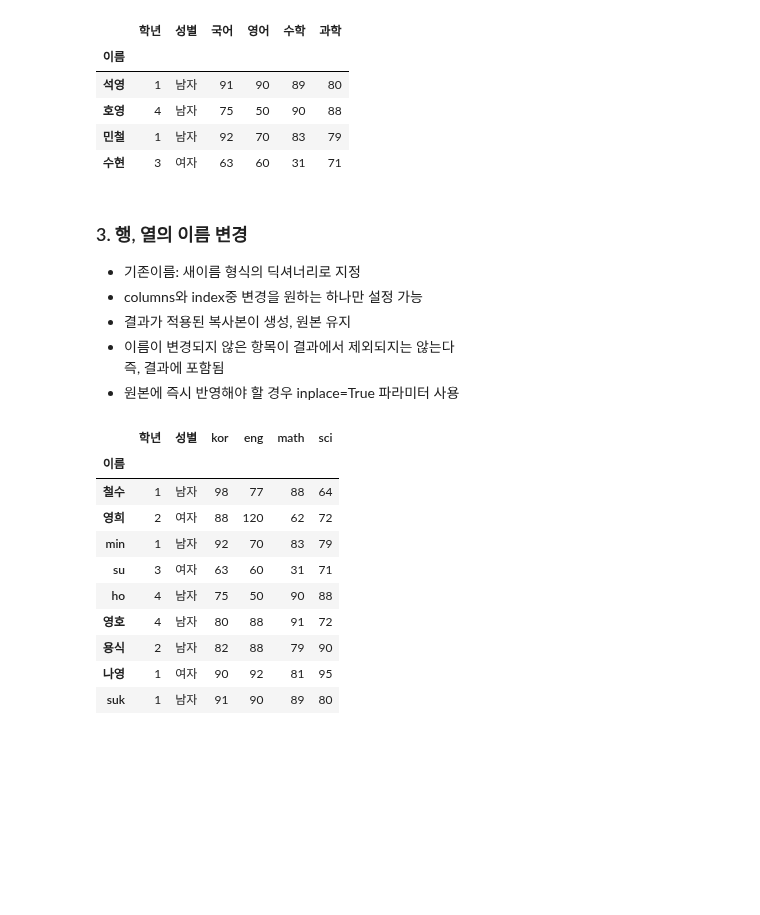
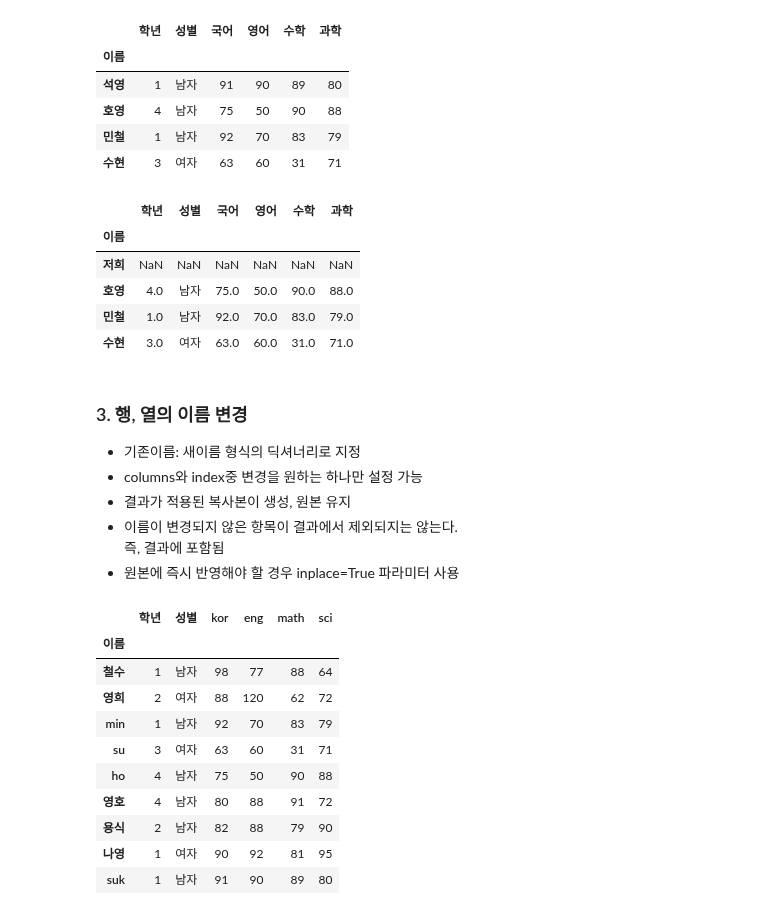
Before and after one commit to jaekim3220/jupyter, a Jupyter notebook: C. 데이터 다루기/02. 데이터 전처리/02-행,열_재배치.ipynb, the cells around one changed output. Saved outputs shown, nothing was run; the diff lists cells and outputs as text; code cells hidden in the pictures; blank space fills up the shorter version.

```diff
--- a/C. 데이터 다루기/02. 데이터 전처리/02-행,열_재배치.ipynb
+++ b/C. 데이터 다루기/02. 데이터 전처리/02-행,열_재배치.ipynb
@@ -151,14 +165,21 @@ df2
 | 민철 | 1 | 남자 | 92 | 70 | 83 | 79 |
 | 수현 | 3 | 여자 | 63 | 60 | 31 | 71 |
 # %%
-# df2x = df.reindex(index=['저희', '호영', '민철', '수현'])
-# df2x
+df2x = df.reindex(index=['저희', '호영', '민철', '수현'])
+df2x
+# %% [output]
+|  | 학년 | 성별 | 국어 | 영어 | 수학 | 과학 |
+| 이름 |  |  |  |  |  |  |
+| 저희 | NaN | NaN | NaN | NaN | NaN | NaN |
+| 호영 | 4.0 | 남자 | 75.0 | 50.0 | 90.0 | 88.0 |
+| 민철 | 1.0 | 남자 | 92.0 | 70.0 | 83.0 | 79.0 |
+| 수현 | 3.0 | 여자 | 63.0 | 60.0 | 31.0 | 71.0 |
 # %% [markdown]
 ### 3. 행, 열의 이름 변경
 - 기존이름: 새이름 형식의 딕셔너리로 지정
 - columns와 index중 변경을 원하는 하나만 설정 가능
 - 결과가 적용된 복사본이 생성, 원본 유지
-- 이름이 변경되지 않은 항목이 결과에서 제외되지는 않는다\
+- 이름이 변경되지 않은 항목이 결과에서 제외되지는 않는다.<br/>
 즉, 결과에 포함됨
 - 원본에 즉시 반영해야 할 경우
 inplace=True 파라미터 사용
```
Also changed, not shown: parts of 13 cells of this notebook, 6 other files.
